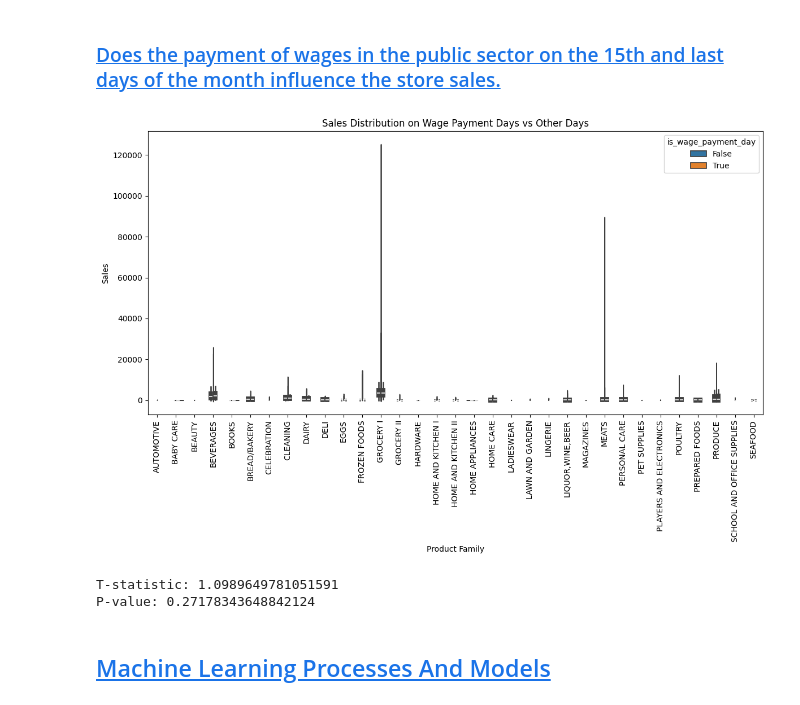
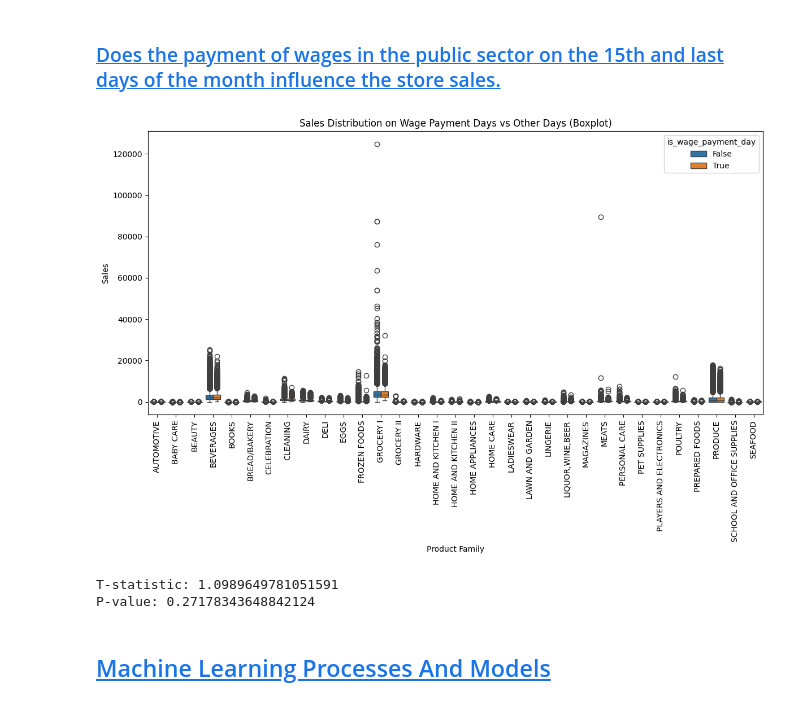
Before and after one commit to Safowaa/The_Regression_Project, a Jupyter notebook: Notebook/main.ipynb, the cells around one changed output. Drawn from its saved outputs; the diff is of its cells as text; code cells hidden in the pictures.

Commit message:
merge edit

```diff
--- a/Notebook/main.ipynb
+++ b/Notebook/main.ipynb
@@ -840,7 +820,13 @@ store_count
 | 21 | Libertad | Guayas | 1 |
 # %%
 # Merge the train data (train_4_copy) with the stores data (train_3) based on 'store_nbr' column
-merge_1 = pd.merge(train_4_copy, train_3 , on='store_nbr', how='left')
+merge_1 = pd.merge(train_1, train_2 , on=['date'], how='inner')
+
+# Check for duplicate dates in merged_df2
+count_duplicate = merge_1.duplicated(subset='date', keep=False).sum()
+
+# Display the duplicate dates
+print(f"Number of duplicated dates is: {count_duplicate}\n")
 
 # Display a info of the dataframe
 merge_1.info()
@@ -875,6 +861,6 @@ memory usage: 286.2+ MB
 # %%
 # Merge merge_1 with transactions data (train_5) based on 'date' and 'store_nbr' columns
-merge_2 = merge_1.merge(train_5, on=['date', 'store_nbr'], how='inner')
+merge_2 = pd.merge(merge_1, train_4_copy, on=['date'], how='inner')
 
 # Check for duplicate dates in merged_df2
 count_duplicate = merge_2.duplicated(subset='date', keep=False).sum()
@@ -914,6 +900,6 @@ memory usage: 283.8+ MB
 # %%
 # Merge merge_2 with oil data based on 'date' column
-merge_3 = merge_2.merge(train_1, on='date', how='left')
+merge_3 = pd.merge(merge_2, train_5, on=['date','store_nbr'],  how='inner')
 
 # Check for duplicate dates in merge_3
 count_duplicate = merge_3.duplicated(subset='date', keep=False).sum()
@@ -959,11 +939,11 @@ Index(['date', 'type', 'locale', 'locale_name', 'description', 'transferred',
 # %%
-# Merge merge_3 with the holidays data based on 'date', 'type', and 'year' columns
-df_train = merge_3.merge(train_2, on=['date', 'year'], how='left')
+# Merge merge_2 with oil data based on 'date' column
+df_train = pd.merge(merge_3, train_3, on=['store_nbr'],  how='inner')
 
-# Check for duplicate dates in df_train
+# Check for duplicate dates in merge_3
 count_duplicate = df_train.duplicated(subset='date', keep=False).sum()
 
-# Display the duplicate dates
+# show duplicate dates
 print(f"Number of duplicated dates is: {count_duplicate}\n")
 
 # Display a info of the dataframe
@@ -2090,37 +2061,37 @@ df['is_wage_payment_day'] = df['date'].apply(lambda x: x.day in [15, x.days_in_m
 # Calculate average sales on wage payment days and other days
 avg_sales_wage_payment = df[df['is_wage_payment_day']].groupby(['family', 'store_nbr'])['sales'].mean().reset_index()
 avg_sales_wage_payment.rename(columns={'sales': 'avg_sales_wage_payment'}, inplace=True)
 
 avg_sales_non_wage_payment = df[~df['is_wage_payment_day']].groupby(['family', 'store_nbr'])['sales'].mean().reset_index()
 avg_sales_non_wage_payment.rename(columns={'sales': 'avg_sales_non_wage_payment'}, inplace=True)
 
 # Merge Data
 avg_sales = pd.merge(avg_sales_wage_payment, avg_sales_non_wage_payment, on=['family', 'store_nbr'], how='outer')
 avg_sales['sales_difference'] = avg_sales['avg_sales_wage_payment'] - avg_sales['avg_sales_non_wage_payment']
 
 # Identify the most affected families and stores
 affected = avg_sales.sort_values(by='sales_difference', ascending=False)
 
-# Plotting with violin plot
+# Plotting with boxplot instead of violin plot
 plt.figure(figsize=(12, 8))
-sns.violinplot(x='family', y='sales', hue='is_wage_payment_day', data=df, split=True)
+sns.boxplot(x='family', y='sales', hue='is_wage_payment_day', data=df)
 plt.xticks(rotation=90)
-plt.title('Sales Distribution on Wage Payment Days vs Other Days')
+plt.title('Sales Distribution on Wage Payment Days vs Other Days (Boxplot)')
 plt.xlabel('Product Family')
 plt.ylabel('Sales')
 plt.tight_layout()
 plt.show()
 
 # Perform a t-test to compare sales on payment and non-payment days
 payment_days_sales = df[df['is_wage_payment_day']]['sales']
 non_payment_days_sales = df[~df['is_wage_payment_day']]['sales']
 
 t_stat, p_value = stats.ttest_ind(payment_days_sales, non_payment_days_sales)
 
 print(f"T-statistic: {t_stat}")
 print(f"P-value: {p_value}")
 # %% [output]
-[figure, old version]
+[figure, new version]
 T-statistic: 1.0989649781051591
 P-value: 0.27178343648842124
 # %% [markdown]
```
Also changed, not shown: parts of 68 cells of this notebook, 1 other file.
